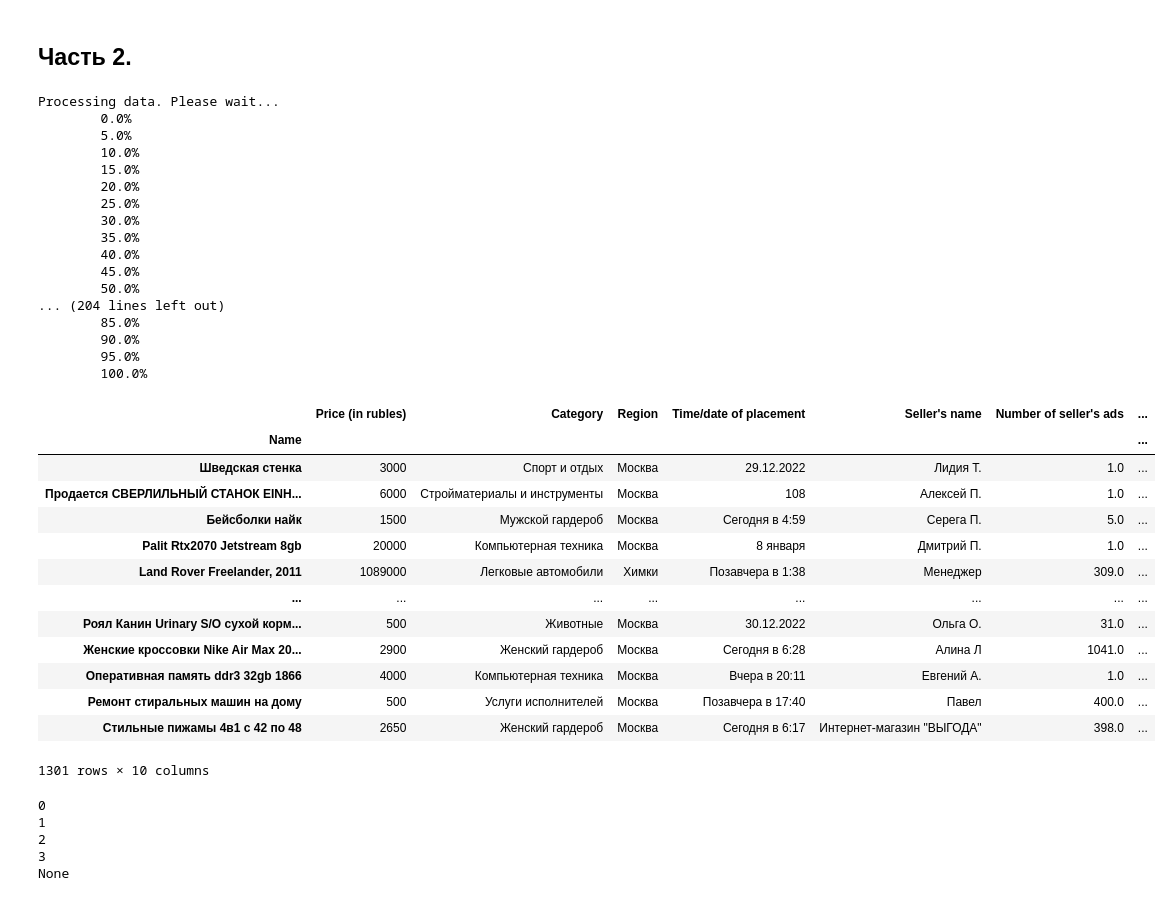
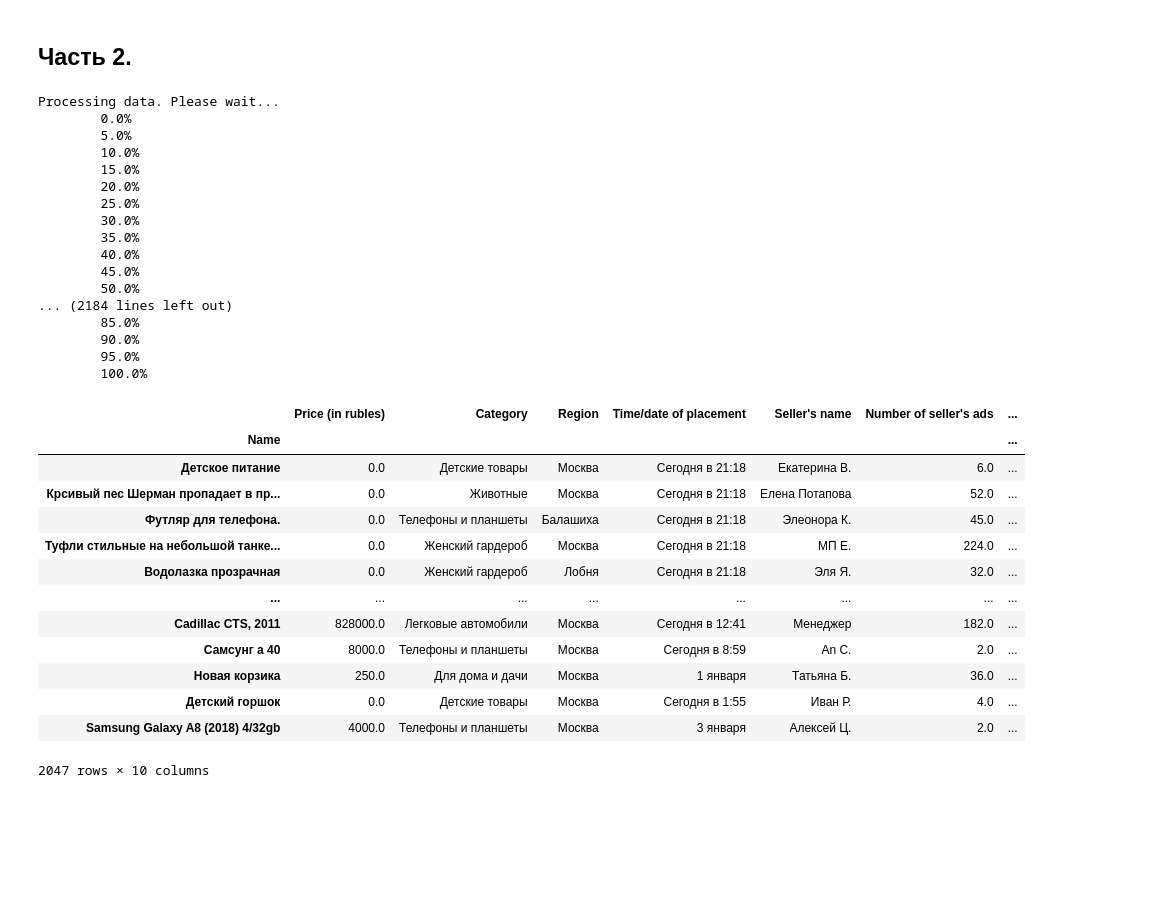
Before and after one commit to LysinKirill/ProjectNIS, a Jupyter notebook: project.ipynb, the cells around one changed output. Drawn from its saved outputs; the diff is of its cells as text; code cells hidden in the pictures; blank space fills up the shorter version.

```diff
--- a/project.ipynb
+++ b/project.ipynb
@@ -88,7 +88,7 @@ def get_item_name(info):
 def get_item_price(info):
     if not('Цена: ' in info):
         return 0
-    price = int(info[info.find('Цена: ') + 6:info.find('руб.') - 1].replace(' ', ''))
+    price = float(info[info.find('Цена: ') + 6:info.find('руб.') - 1].replace(' ', ''))
     return price
 
 def get_item_category(info):
@@ -168,8 +168,9 @@ def get_links(scroll_count):
 
 
 
-items = []
-for i in range(10):
+
+for i in range(100):
+    items = []
     links = get_links(1)
     print("Processing data. Please wait...")
     for i in range(len(links)):
@@ -193,69 +194,51 @@ for i in range(10):
 
 
 
 with open('visited_links.txt', 'a') as f:
     for line in visited_links:
         f.write(f"{line}\n")
 
 
-# Есть какая-то проблема с дубликатами, надо поправить
 
 driver.quit()
 df
 # %% [output]
 Processing data. Please wait...
         0.0%
         5.0%
         10.0%
         15.0%
         20.0%
         25.0%
         30.0%
         35.0%
         40.0%
         45.0%
         50.0%
-... (204 lines left out)
+... (2184 lines left out)
         85.0%
         90.0%
         95.0%
         100.0%
 |  | Price (in rubles) | Category | Region | Time/date of placement | Seller's name | Number of seller's ads | ... |
 | Name |  |  |  |  |  |  | ... |
-| Шведская стенка | 3000 | Спорт и отдых | Москва | 29.12.2022 | Лидия Т. | 1.0 | ... |
-| Продается СВЕРЛИЛЬНЫЙ СТАНОК EINH... | 6000 | Стройматериалы и инструменты | Москва | 108 | Алексей П. | 1.0 | ... |
-| Бейсболки найк | 1500 | Мужской гардероб | Москва | Сегодня в 4:59 | Серега П. | 5.0 | ... |
-| Palit Rtx2070 Jetstream 8gb | 20000 | Компьютерная техника | Москва | 8 января | Дмитрий П. | 1.0 | ... |
-| Land Rover Freelander, 2011 | 1089000 | Легковые автомобили | Химки | Позавчера в 1:38 | Менеджер | 309.0 | ... |
+| Детское питание | 0.0 | Детские товары | Москва | Сегодня в 21:18 | Екатерина В. | 6.0 | ... |
+| Крсивый пес Шерман пропадает в пр... | 0.0 | Животные | Москва | Сегодня в 21:18 | Елена Потапова | 52.0 | ... |
+| Футляр для телефона. | 0.0 | Телефоны и планшеты | Балашиха | Сегодня в 21:18 | Элеонора К. | 45.0 | ... |
+| Туфли стильные на небольшой танке... | 0.0 | Женский гардероб | Москва | Сегодня в 21:18 | МП Е. | 224.0 | ... |
+| Водолазка прозрачная | 0.0 | Женский гардероб | Лобня | Сегодня в 21:18 | Эля Я. | 32.0 | ... |
 | ... | ... | ... | ... | ... | ... | ... | ... |
-| Роял Канин Urinary S/O сухой корм... | 500 | Животные | Москва | 30.12.2022 | Ольга О. | 31.0 | ... |
-| Женские кроссовки Nike Air Max 20... | 2900 | Женский гардероб | Москва | Сегодня в 6:28 | Алина Л | 1041.0 | ... |
-| Оперативная память ddr3 32gb 1866 | 4000 | Компьютерная техника | Москва | Вчера в 20:11 | Евгений А. | 1.0 | ... |
-| Ремонт стиральных машин на дому | 500 | Услуги исполнителей | Москва | Позавчера в 17:40 | Павел | 400.0 | ... |
-| Стильные пижамы 4в1 с 42 по 48 | 2650 | Женский гардероб | Москва | Сегодня в 6:17 | Интернет-магазин "ВЫГОДА" | 398.0 | ... |
+| Cadillac CTS, 2011 | 828000.0 | Легковые автомобили | Москва | Сегодня в 12:41 | Менеджер | 182.0 | ... |
+| Самсунг а 40 | 8000.0 | Телефоны и планшеты | Москва | Сегодня в 8:59 | An C. | 2.0 | ... |
+| Новая корзика | 250.0 | Для дома и дачи | Москва | 1 января | Татьяна Б. | 36.0 | ... |
+| Детский горшок | 0.0 | Детские товары | Москва | Сегодня в 1:55 | Иван Р. | 4.0 | ... |
+| Samsung Galaxy A8 (2018) 4/32gb | 4000.0 | Телефоны и планшеты | Москва | 3 января | Алексей Ц. | 2.0 | ... |
-1301 rows × 10 columns
+2047 rows × 10 columns
 # %%
-from selenium import webdriver
-driver = webdriver.Chrome()
-def get_soup(url, counter = 0):
-    print(counter)
-    time.sleep(1)
-    #page = requests.get(url)
-    try:
-        driver.get(url)
-        soup = BeautifulSoup(driver.page_source, 'html.parser')
-        return soup
-    # Если не удалось сразу получить страницу, то программа пробует еще несколько раз
-    except:
-        if(counter < 3):
-            return get_soup(url, counter + 1)
-    # Если после несольких попыток так и не удалось считать содержимое страницы, то этот метод вернет None
+import pandas as pd
+df = pd.DataFrame({
+    'city':['Austin', 'Denver', 'Springfield', 'Mendocino'],
+    'branch_id':[10, 20, 30, 47],
+    'revenue':[100, 83, 4, 200]})
 
-driver.quit()
-print(get_soup(r'https://youla.ru/moskva/auto/s-probegom/kia-rio-2015-632f29576657d33ea5424a2c'))
+df.to_excel('items_1.xlsx')
-# %% [output]
-0
-1
-2
-3
-None
```
Also changed, not shown: 2 other files.
